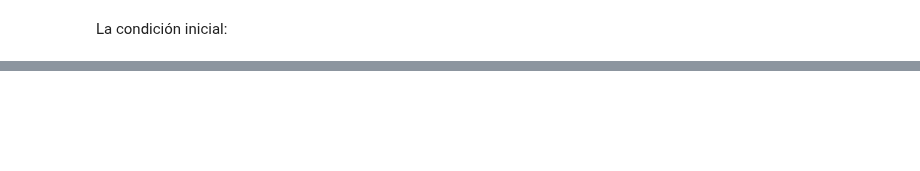
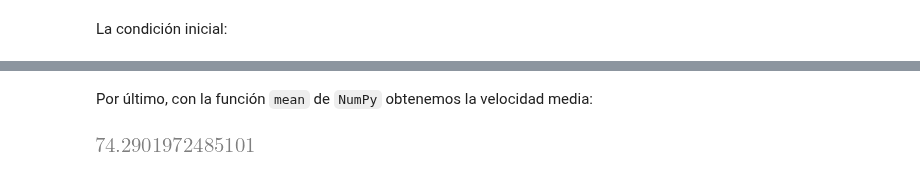
Before and after one commit to isedaniel/sistemas, a Jupyter notebook: src/3/simulacion/tp_PDE/Trabajo Practico 2.ipynb, the cells around one changed output, grey strips where cells are left out. Cells and saved outputs as stored; diff of their text form; code cells hidden in the pictures; blank space fills up the shorter version.

```diff
--- a/src/3/simulacion/tp_PDE/tp.ipynb
+++ b/src/3/simulacion/tp_PDE/Trabajo Practico 2.ipynb
@@ -151,0 +184,14 @@ array([10., 10., 10., 10., 10., 10., 10., 10., 10., 10., 50., 50., 50.,
+# %%
+rho = rho0.copy()
+for n in range(1, nt):
+    rhon = rho.copy()
+    rho[1:] = rhon[1:] - dt/dx * (F(rhon[1:]) - F(rhon[:-1]))
+    rho[0] = 10
+
+v_3min = V(rho)
+# %% [markdown]
+Por último, con la función `mean` de `NumPy` obtenemos la velocidad media:
+# %%
+np.mean(v_3min)
+# %% [output]
+[figure, added]
```
Also changed, not shown: parts of 36 cells of this notebook, 6 other files.
